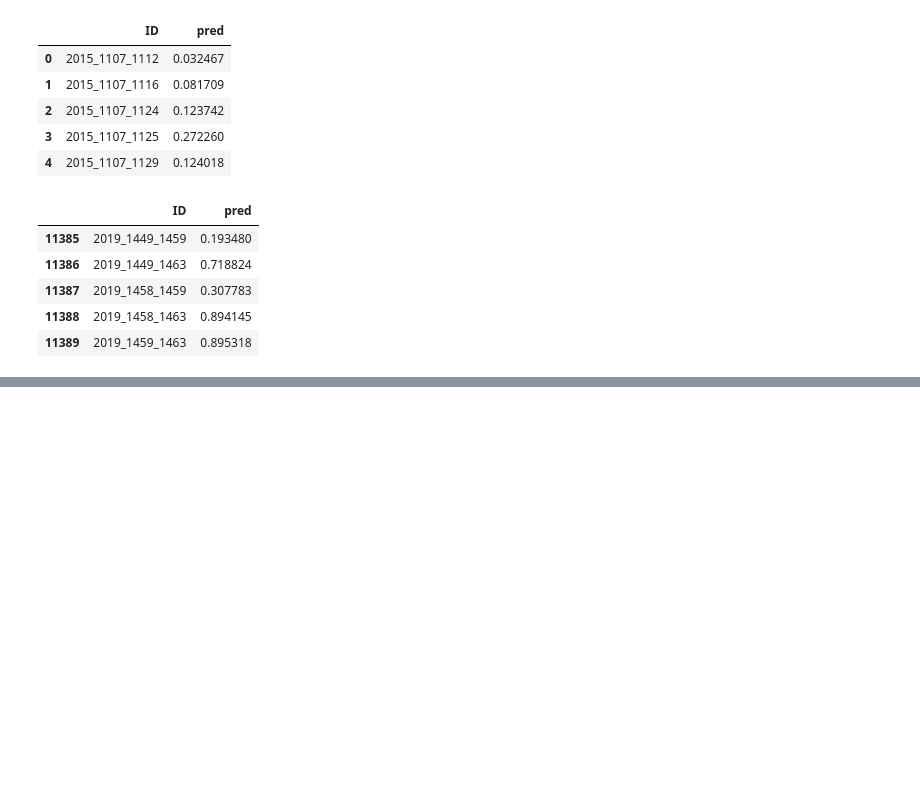
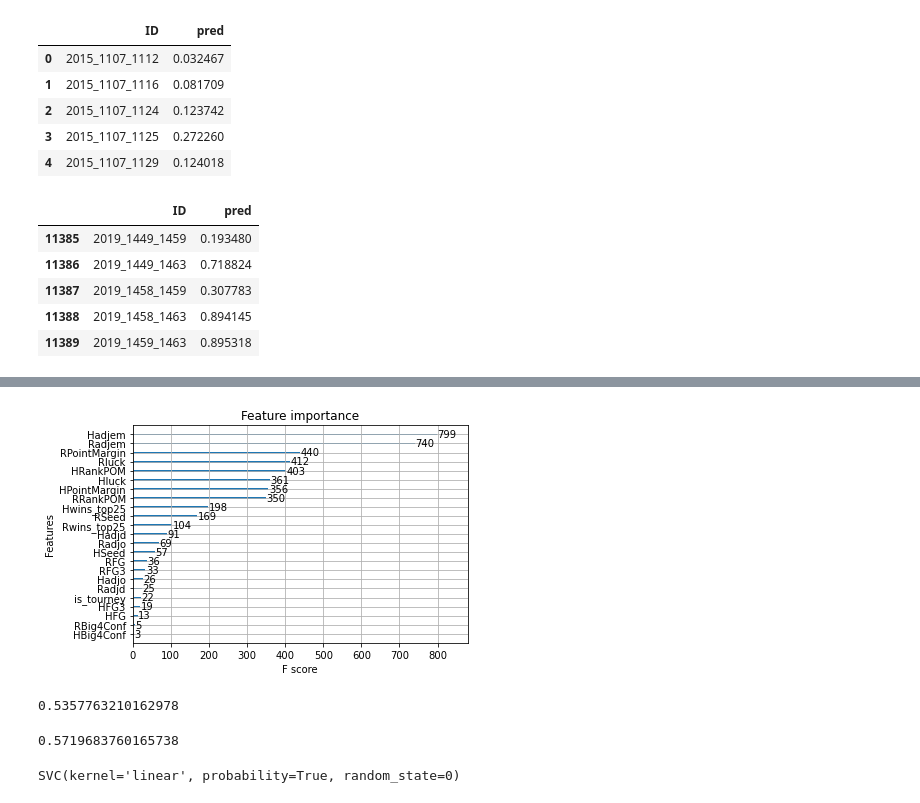
Before and after one commit to AbooNaziha/NCAAM-Competition, a Jupyter notebook: Improved_competition_folder/model_predictions.ipynb, the cells around one changed output, grey strips where cells are left out. Cells and saved outputs as stored; diff of their text form; code cells hidden in the pictures; blank space fills up the shorter version.

Commit message:
Model_predictions_final_submission_NCAAM

```diff
--- a/Improved_competition_folder/model_predictions.ipynb
+++ b/Improved_competition_folder/model_predictions.ipynb
@@ -294,0 +306,35 @@ second_rd_submission.to_csv('Munira_submission.csv', index=False)
+# %%
+num_round_for_cv = 1000
+param = {'max_depth':3, 'eta':0.01, 'seed':201, 'objective':'binary:logistic', 'nthread':2}
+# %%
+p = xgb.cv(param,
+       X_train_xgb,
+       num_round_for_cv,
+       nfold = 5,
+       show_stdv = False,
+       verbose_eval = False,
+       as_pandas = False)
+# %%
+p = pd.DataFrame(p)
+use_num = p['test-error-mean'].argmin()
+# %%
+num_round = use_num
+xgb_train = xgb.train(param, X_train_xgb, num_round)
+xgb_valid_prob = pd.Series(xgb_train.predict(X_valid_xgb))
+# %%
+xgb.plot_importance(xgb_train)
+plt.rcParams['figure.figsize'] = [20, 20]
+plt.show()
+# %% [output]
+[figure, added]
+# %%
+LogLoss(xgb_valid_prob, y_valid)
+# %% [output]
+0.5357763210162978
+# %%
+clf = RandomForestClassifier(n_estimators=200, max_depth=3, min_samples_leaf=3)
+clf.fit(X_train, y_train)
+rf_prob = pd.DataFrame(clf.predict_proba(X_valid))
+LogLoss(rf_prob[1], y_valid)
+# %% [output]
+0.5719683760165738
@@ -294,0 +344,4 @@ second_rd_submission.to_csv('Munira_submission.csv', index=False)
+# %%
+classifier.fit(scaled_X_train_orig[ind_var_selected_no_line],y_train_orig)
+# %% [output]
+SVC(kernel='linear', probability=True, random_state=0)
```
Also changed, not shown: parts of 37 cells of this notebook, 7 other files.
